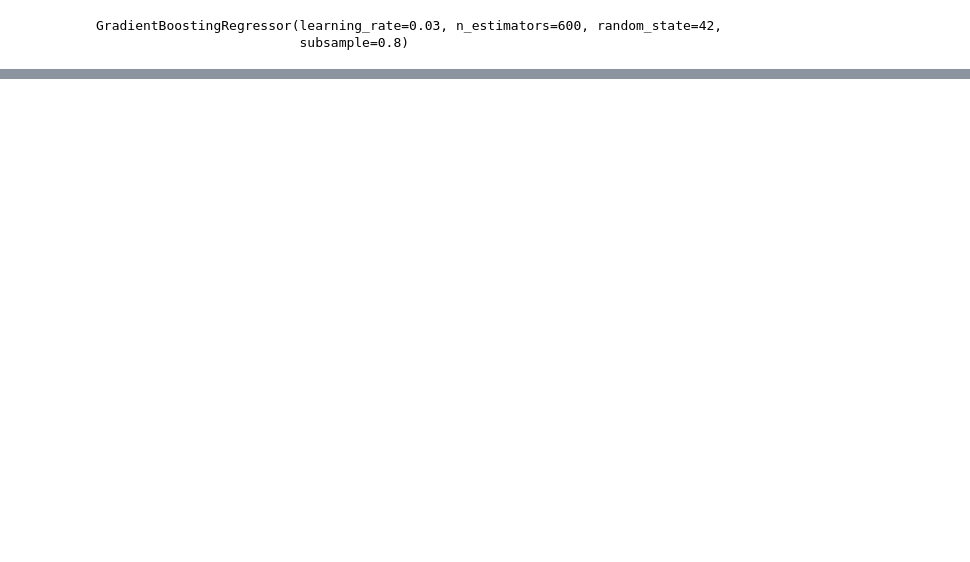
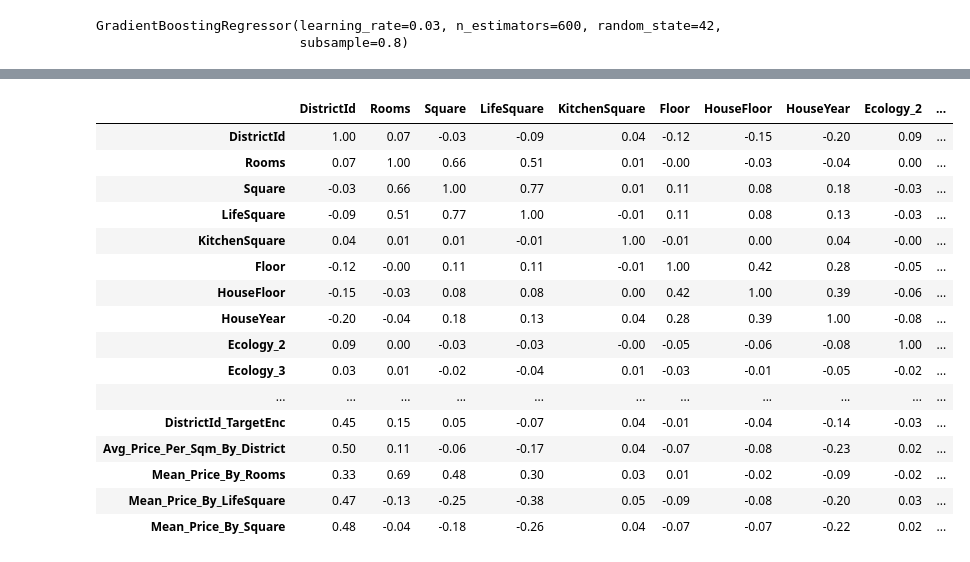
Before and after one commit to KorbovskiyOleg/DataScience, a Jupyter notebook: DataScince/Модели к курсовому/GradientBoostingRegressor.ipynb, the cells around one changed output, grey strips where cells are left out. Drawn from its saved outputs; the diff is of its cells as text; code cells hidden in the pictures; blank space fills up the shorter version.

Commit message:
Данные курсового train на GBR

```diff
--- a/DataScince/Модели к курсовому/GradientBoostingRegressor.ipynb
+++ b/DataScince/Модели к курсовому/GradientBoostingRegressor.ipynb
@@ -6,4 +7,4 @@ from sklearn.metrics import r2_score, mean_absolute_error
 # %%
 # ====== Загрузка данных ======
-df = pd.read_csv("social.csv")
+df = pd.read_csv("train_valid.csv")
 # %%
@@ -104,0 +208,20 @@ plt.show()
+# %%
+df_processed_train.corr().style.background_gradient(cmap='coolwarm').format('{:.2f}')
+# %% [output]
+|  | DistrictId | Rooms | Square | LifeSquare | KitchenSquare | Floor | HouseFloor | HouseYear | Ecology_2 | ... |
+| DistrictId | 1.00 | 0.07 | -0.03 | -0.09 | 0.04 | -0.12 | -0.15 | -0.20 | 0.09 | ... |
+| Rooms | 0.07 | 1.00 | 0.66 | 0.51 | 0.01 | -0.00 | -0.03 | -0.04 | 0.00 | ... |
+| Square | -0.03 | 0.66 | 1.00 | 0.77 | 0.01 | 0.11 | 0.08 | 0.18 | -0.03 | ... |
+| LifeSquare | -0.09 | 0.51 | 0.77 | 1.00 | -0.01 | 0.11 | 0.08 | 0.13 | -0.03 | ... |
+| KitchenSquare | 0.04 | 0.01 | 0.01 | -0.01 | 1.00 | -0.01 | 0.00 | 0.04 | -0.00 | ... |
+| Floor | -0.12 | -0.00 | 0.11 | 0.11 | -0.01 | 1.00 | 0.42 | 0.28 | -0.05 | ... |
+| HouseFloor | -0.15 | -0.03 | 0.08 | 0.08 | 0.00 | 0.42 | 1.00 | 0.39 | -0.06 | ... |
+| HouseYear | -0.20 | -0.04 | 0.18 | 0.13 | 0.04 | 0.28 | 0.39 | 1.00 | -0.08 | ... |
+| Ecology_2 | 0.09 | 0.00 | -0.03 | -0.03 | -0.00 | -0.05 | -0.06 | -0.08 | 1.00 | ... |
+| Ecology_3 | 0.03 | 0.01 | -0.02 | -0.04 | 0.01 | -0.03 | -0.01 | -0.05 | -0.02 | ... |
+| ... | ... | ... | ... | ... | ... | ... | ... | ... | ... | ... |
+| DistrictId_TargetEnc | 0.45 | 0.15 | 0.05 | -0.07 | 0.04 | -0.01 | -0.04 | -0.14 | -0.03 | ... |
+| Avg_Price_Per_Sqm_By_District | 0.50 | 0.11 | -0.06 | -0.17 | 0.04 | -0.07 | -0.08 | -0.23 | 0.02 | ... |
+| Mean_Price_By_Rooms | 0.33 | 0.69 | 0.48 | 0.30 | 0.03 | 0.01 | -0.02 | -0.09 | -0.02 | ... |
+| Mean_Price_By_LifeSquare | 0.47 | -0.13 | -0.25 | -0.38 | 0.05 | -0.09 | -0.08 | -0.20 | 0.03 | ... |
+| Mean_Price_By_Square | 0.48 | -0.04 | -0.18 | -0.26 | 0.04 | -0.07 | -0.07 | -0.22 | 0.02 | ... |
```
Also changed, not shown: parts of 11 cells of this notebook.
